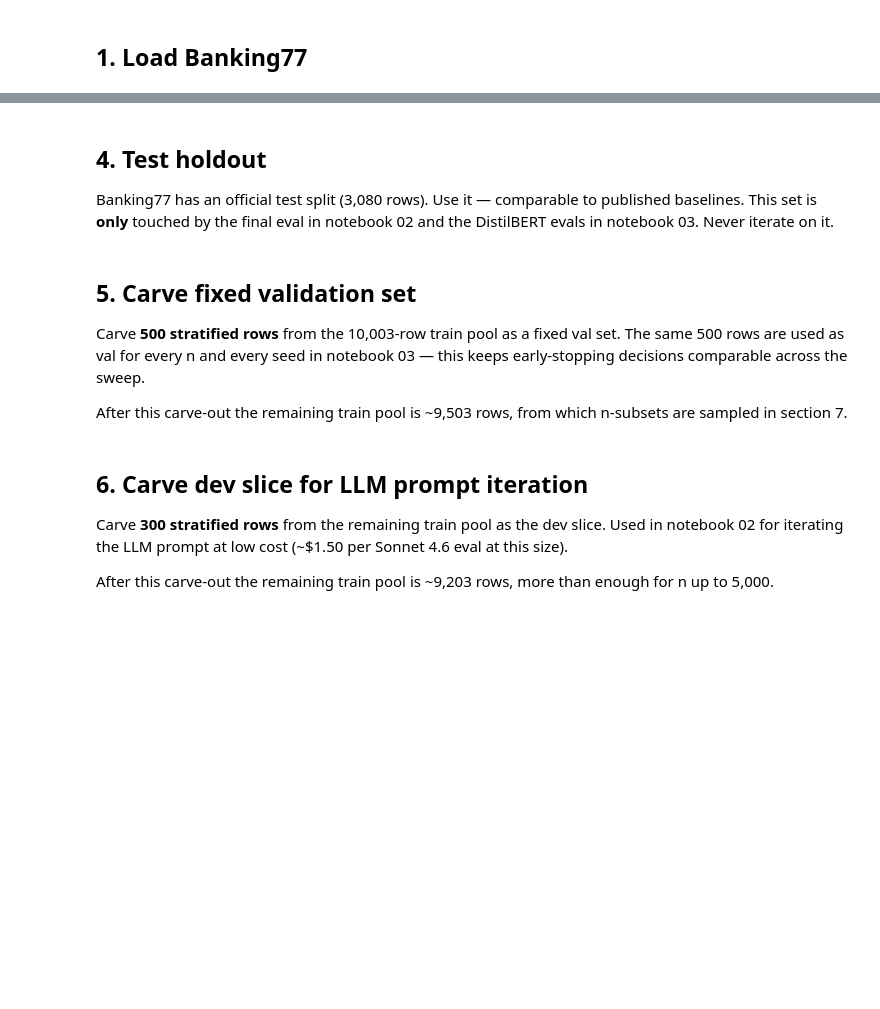
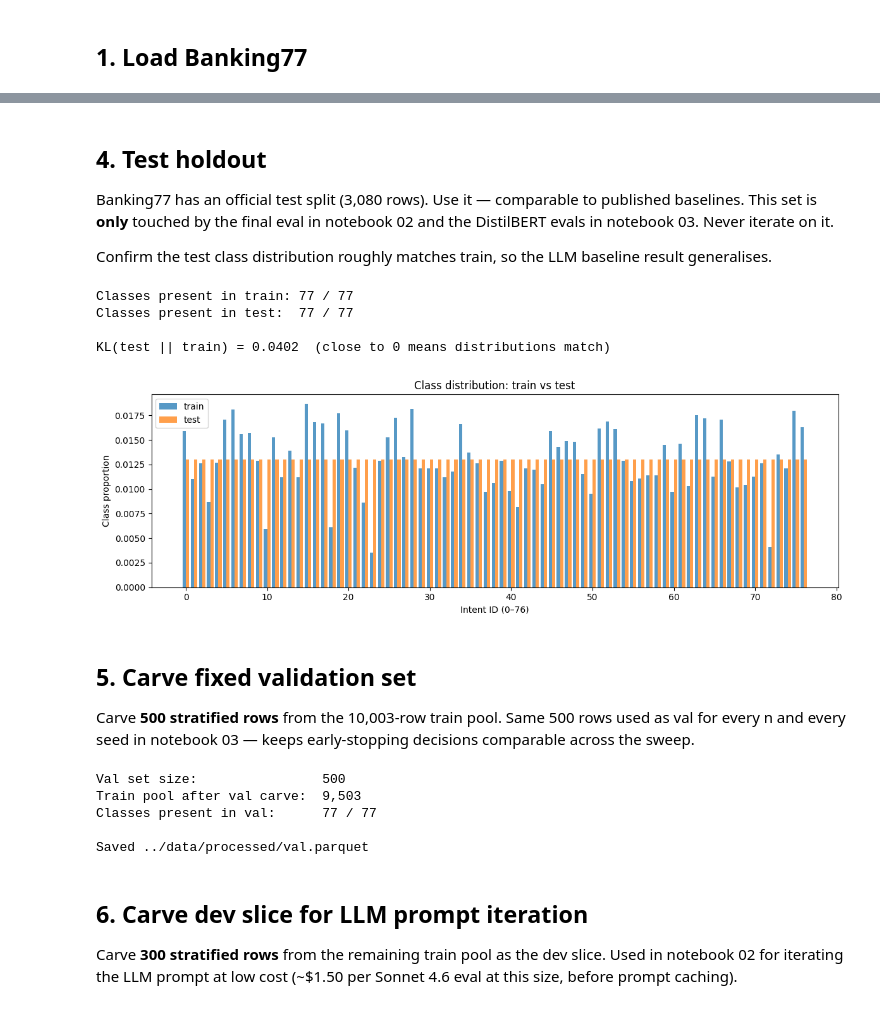
Before and after one commit to louisgrochla/ds-llm-judge-vs-small-model, a Jupyter notebook: notebooks/01_data_prep.ipynb, the cells around one changed output, grey strips where cells are left out. Cells and saved outputs as stored; diff of their text form; code cells hidden in the pictures; blank space fills up the shorter version.

```diff
--- a/notebooks/01_data_prep.ipynb
+++ b/notebooks/01_data_prep.ipynb
@@ -49,3 +159,5 @@ Banking77 queries are typically short (banking chatbot interactions). Verify the
 ## 4. Test holdout
 
 Banking77 has an official test split (3,080 rows). Use it — comparable to published baselines. This set is **only** touched by the final eval in notebook 02 and the DistilBERT evals in notebook 03. Never iterate on it.
+
+Confirm the test class distribution roughly matches train, so the LLM baseline result generalises.
@@ -54,6 +164,32 @@ Banking77 has an official test split (3,080 rows). Use it — comparable to publ
+# %%
+from scipy.stats import entropy
+
+train_dist = train_df['label'].value_counts(normalize=True).sort_index()
+test_dist = test_df['label'].value_counts(normalize=True).sort_index()
+
+print(f'Classes present in train: {train_df["label"].nunique()} / 77')
+print(f'Classes present in test:  {test_df["label"].nunique()} / 77')
+
+kl_test_train = entropy(test_dist + 1e-12, train_dist + 1e-12)
+print(f'\nKL(test || train) = {kl_test_train:.4f}  (close to 0 means distributions match)')
+
+fig, ax = plt.subplots(figsize=(12, 4))
+x = np.arange(77)
+ax.bar(x - 0.2, train_dist.reindex(range(77), fill_value=0).values, 0.4, label='train', alpha=0.75)
+ax.bar(x + 0.2, test_dist.reindex(range(77), fill_value=0).values, 0.4, label='test', alpha=0.75)
+ax.set_xlabel('Intent ID (0–76)')
+ax.set_ylabel('Class proportion')
+ax.set_title('Class distribution: train vs test')
+ax.legend()
+plt.tight_layout()
+plt.show()
+# %% [output]
+Classes present in train: 77 / 77
+Classes present in test:  77 / 77
+
+KL(test || train) = 0.0402  (close to 0 means distributions match)
+[figure, added]
 # %% [markdown]
 ## 5. Carve fixed validation set
 
-Carve **500 stratified rows** from the 10,003-row train pool as a fixed val set. The same 500 rows are used as val for every n and every seed in notebook 03 — this keeps early-stopping decisions comparable across the sweep.
-
-After this carve-out the remaining train pool is ~9,503 rows, from which n-subsets are sampled in section 7.
+Carve **500 stratified rows** from the 10,003-row train pool. Same 500 rows used as val for every n and every seed in notebook 03 — keeps early-stopping decisions comparable across the sweep.
@@ -68,6 +196,33 @@ RANDOM_SEED = 42
+# %%
+from sklearn.model_selection import train_test_split
+
+VAL_SET_SIZE = 500
+RANDOM_SEED = 42
+
+train_pool_after_val, val_df = train_test_split(
+    train_df,
+    test_size=VAL_SET_SIZE,
+    stratify=train_df['label'],
+    random_state=RANDOM_SEED,
+)
+
+val_df = val_df.reset_index(drop=True)
+train_pool_after_val = train_pool_after_val.reset_index(drop=True)
+
+print(f'Val set size:                {len(val_df):,}')
+print(f'Train pool after val carve:  {len(train_pool_after_val):,}')
+print(f'Classes present in val:      {val_df["label"].nunique()} / 77')
+
+val_path = PROCESSED_DIR / 'val.parquet'
+val_df.to_parquet(val_path)
+print(f'\nSaved {val_path}')
+# %% [output]
+Val set size:                500
+Train pool after val carve:  9,503
+Classes present in val:      77 / 77
+
+Saved ../data/processed/val.parquet
 # %% [markdown]
 ## 6. Carve dev slice for LLM prompt iteration
 
-Carve **300 stratified rows** from the remaining train pool as the dev slice. Used in notebook 02 for iterating the LLM prompt at low cost (~$1.50 per Sonnet 4.6 eval at this size).
-
-After this carve-out the remaining train pool is ~9,203 rows, more than enough for n up to 5,000.
+Carve **300 stratified rows** from the remaining train pool as the dev slice. Used in notebook 02 for iterating the LLM prompt at low cost (~$1.50 per Sonnet 4.6 eval at this size, before prompt caching).
```
Also changed, not shown: parts of 22 cells of this notebook, 1 other file.
